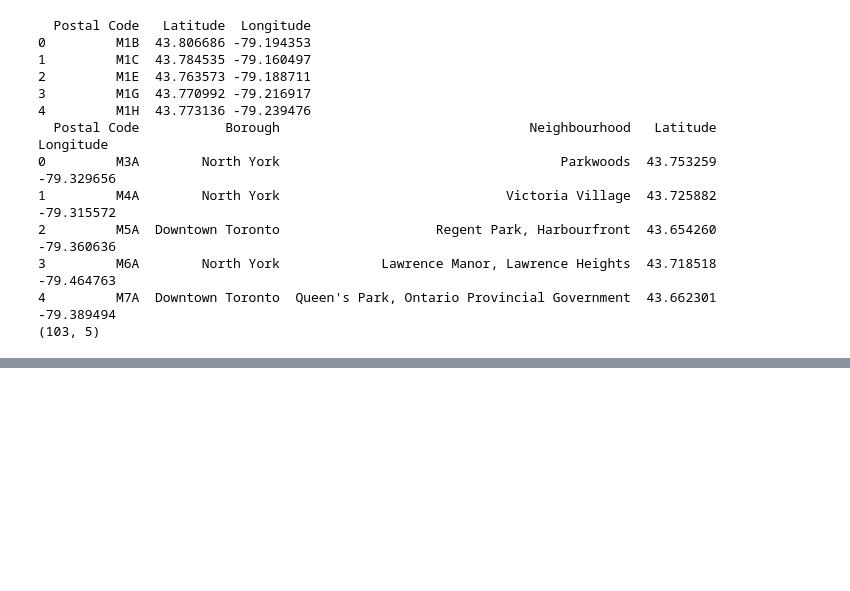
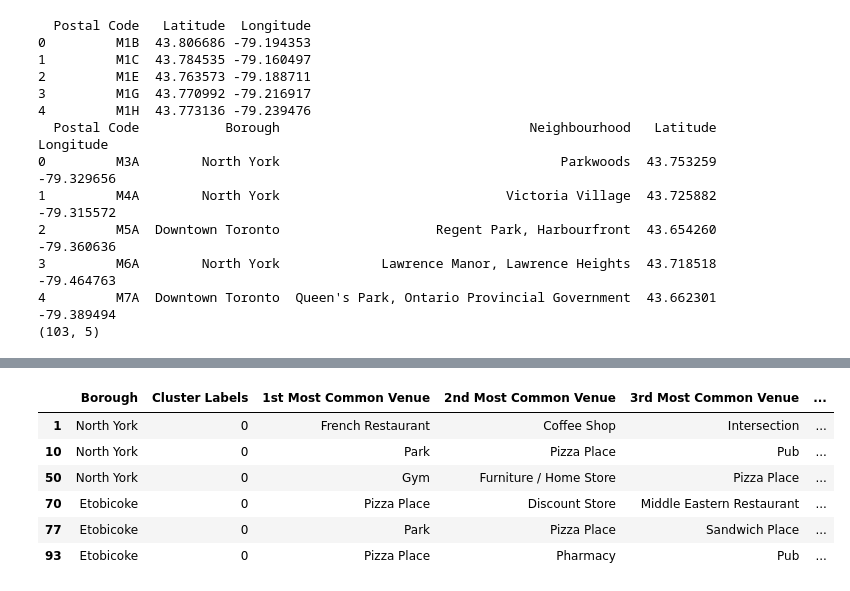
Before and after one commit to ErikRisemberg2/Coursera_Capstone, a Jupyter notebook: Segmenting and Clustering Neighborhoods in Toronto.ipynb, the cells around one changed output, grey strips where cells are left out. Cells and saved outputs as stored; diff of their text form; code cells hidden in the pictures; blank space fills up the shorter version.

```diff
--- a/Segmenting and Clustering Neighborhoods in Toronto.ipynb
+++ b/Segmenting and Clustering Neighborhoods in Toronto.ipynb
@@ -88,12 +88,13 @@ Filtered Shape (103, 3)
 # Part 2
 #Now that you have built a dataframe of the postal code of each neighborhood along with the borough name and neighborhood name,
 #in order to utilize the Foursquare location data, we need to get the latitude and the longitude coordinates of each neighborhood.
+
 import pandas as pd
 dfCoord = pd.read_csv('http://cocl.us/Geospatial_data')
 print(dfCoord.head())
-df2 = pd.merge(df, dfCoord, on='Postal Code')
-print(df2.head())
-print(df2.shape)
+neighborhoods = pd.merge(df, dfCoord, on='Postal Code')
+print(neighborhoods.head())
+print(neighborhoods.shape)
 # %% [output]
   Postal Code   Latitude  Longitude
 0         M1B  43.806686 -79.194353
@@ -110,0 +343,6 @@ print(df2.shape)
+# %%
+def return_most_common_venues(row, num_top_venues):
+    row_categories = row.iloc[1:]
+    row_categories_sorted = row_categories.sort_values(ascending=False)
+
+    return row_categories_sorted.index.values[0:num_top_venues]
@@ -110,0 +440,11 @@ print(df2.shape)
+# %%
+# Examine the clusters
+neighborhoods_merged.loc[neighborhoods_merged['Cluster Labels'] == 0, neighborhoods_merged.columns[[1] + list(range(5, neighborhoods_merged.shape[1]))]]
+# %% [output]
+|  | Borough | Cluster Labels | 1st Most Common Venue | 2nd Most Common Venue | 3rd Most Common Venue | ... |
+| 1 | North York | 0 | French Restaurant | Coffee Shop | Intersection | ... |
+| 10 | North York | 0 | Park | Pizza Place | Pub | ... |
+| 50 | North York | 0 | Gym | Furniture / Home Store | Pizza Place | ... |
+| 70 | Etobicoke | 0 | Pizza Place | Discount Store | Middle Eastern Restaurant | ... |
+| 77 | Etobicoke | 0 | Park | Pizza Place | Sandwich Place | ... |
+| 93 | Etobicoke | 0 | Pizza Place | Pharmacy | Pub | ... |
```
Also changed, not shown: parts of 8 cells of this notebook.
